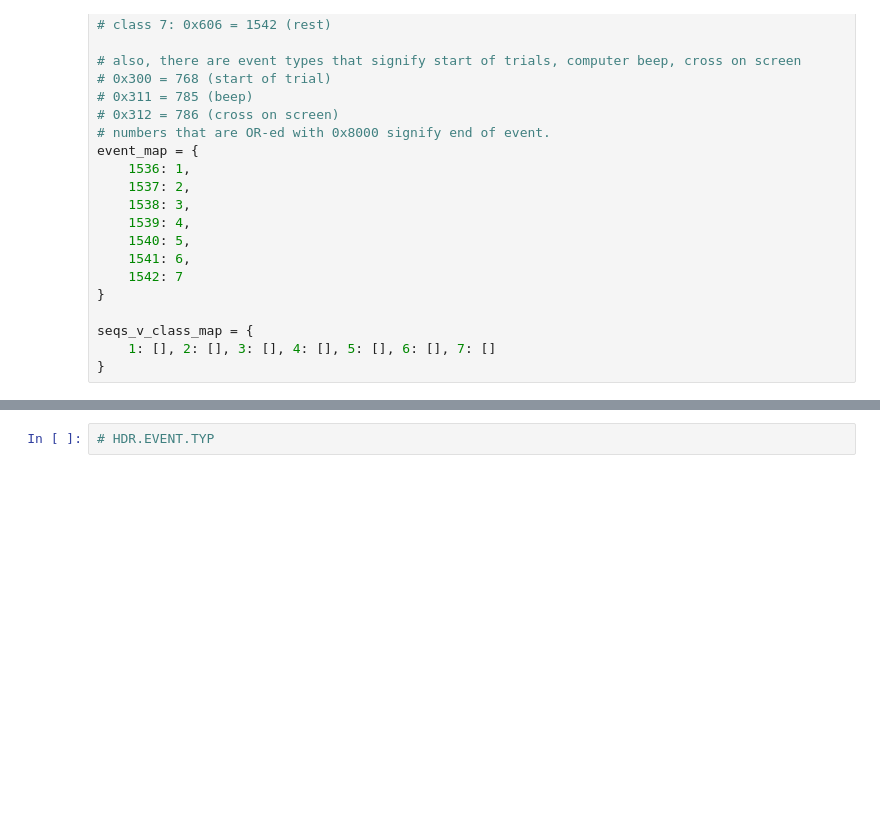
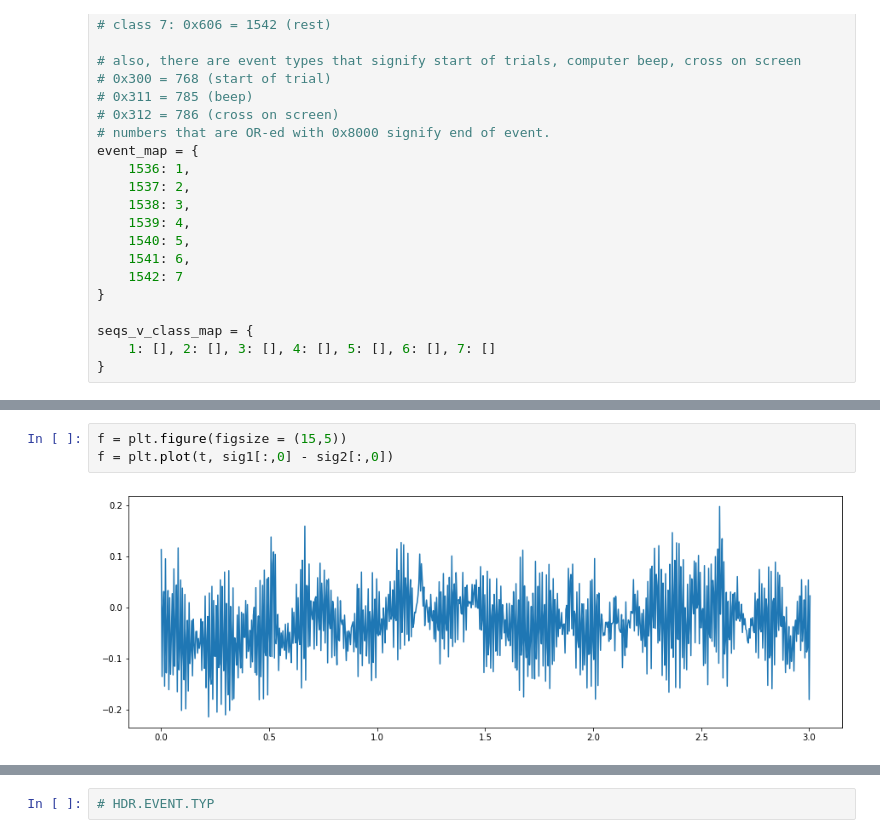
Before and after one commit to ductai199x/eeg-deeplearning, a Jupyter notebook: data_extraction/src/notebooks/test_biosig.ipynb, the cells around one changed output, grey strips where cells are left out. Cells and saved outputs as stored; diff of their text form; blank space fills up the shorter version.

```diff
--- a/data_extraction/src/notebooks/test_biosig.ipynb
+++ b/data_extraction/src/notebooks/test_biosig.ipynb
@@ -115,0 +124,5 @@ resampled.shape
+# %%
+f = plt.figure(figsize = (15,5))
+f = plt.plot(t, sig1[:,0] - sig2[:,0])
+# %% [output]
+[figure, added]
```
Also changed, not shown: parts of 11 cells of this notebook, 5 other files.
